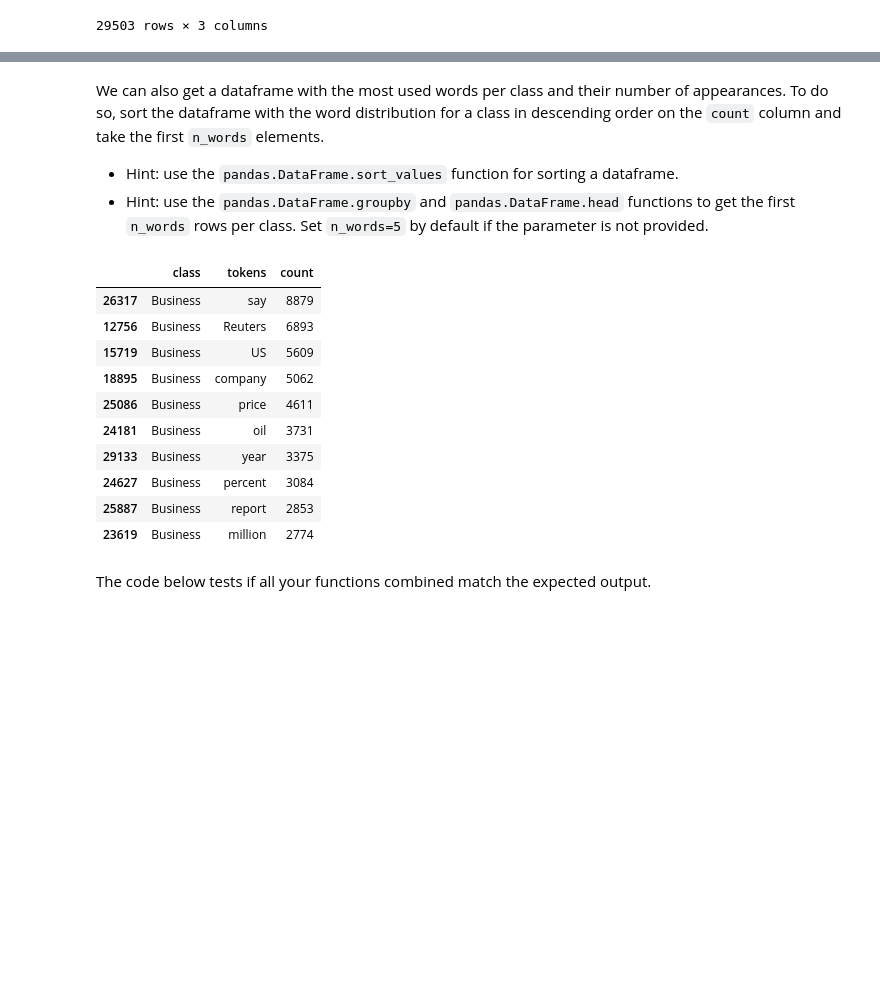
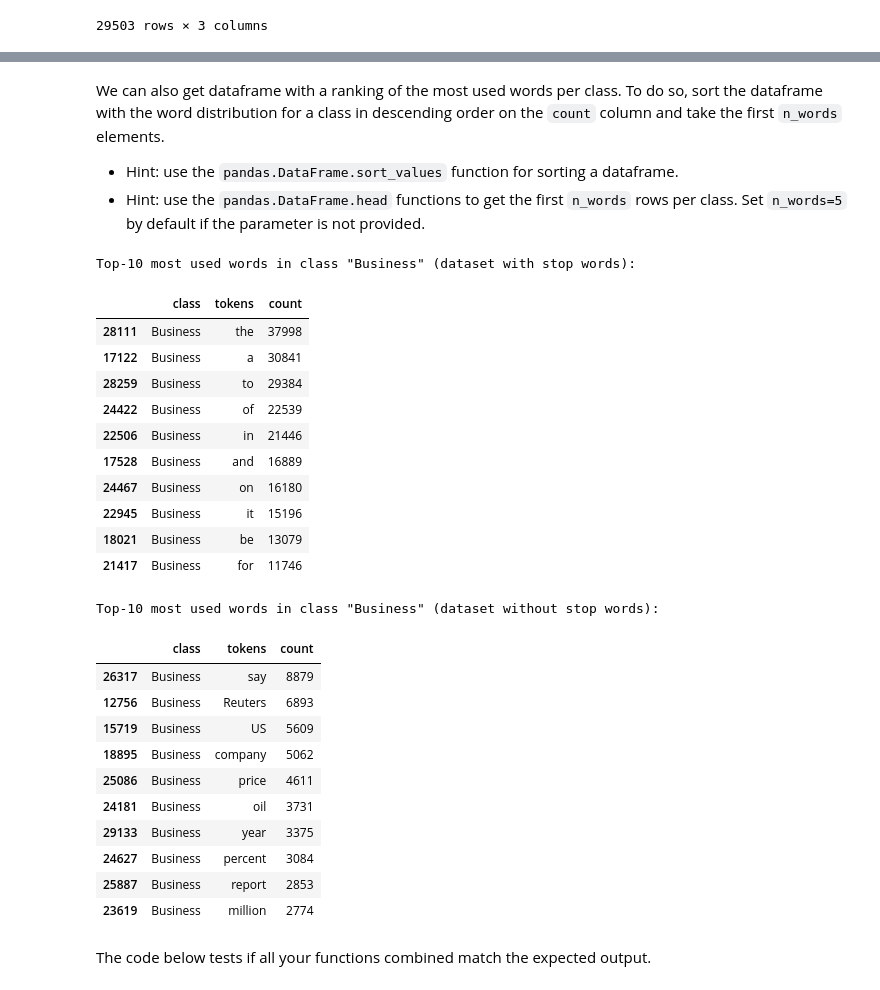
Before and after one commit to MultiX-Amsterdam/text-data-module, a Jupyter notebook: docs/tutorial-text-data.ipynb, the cells around one changed output, grey strips where cells are left out. Drawn from its saved outputs; the diff is of its cells as text; code cells hidden in the pictures; blank space fills up the shorter version.

Commit message:
Added random state to wordclouds, all cell outputs and changed single quotes to double quotes

```diff
--- a/docs/tutorial-text-data.ipynb
+++ b/docs/tutorial-text-data.ipynb
@@ -168,26 +168,17 @@ def answer_get_class_distributions(df, token_col='tokens'):
     # Copy the dataframe to avoid editing the original one.
     df = df.copy(deep=True)
 
-
     # Filter out non-words
     df[token_col] = df[token_col].apply(lambda tokens: [token for token in tokens if token.isalpha()])
 
     # Explode the tokens so that every token gets its own row.
     df = df.explode(token_col)
 
-    # Option 1: groupby on class and token, get the size of how many rows per item,
-    # add that as a column.
+    # Groupby on class and token, get the size of how many rows per item, add that as a column.
     counts = df.groupby(['class', token_col]).size().reset_index(name='count')
 
     for class_name in class_names:
         distributions[class_name] = counts[counts['class'] == class_name]
-
-    # Option 2: make a pivot table based on the class and token based on how many
-    # rows per combination there are, add counts as a column.
-    # counts = counts.pivot_table(index=['class', 'tokens'], aggfunc='size').reset_index(name='count')
-
-    # Sort the values on the class and count, get only the first 5 rows per class.
-    # counts = counts.sort_values(['class', 'count'], ascending=[True, False]).groupby('class').head(n=n_words)
 
     return distributions
 
@@ -206,7 +197,7 @@ def answer_visualize_word_distribution(df, class_name):
     frequencies = dict(zip(df['tokens'], df['count']))
 
     # Generate word cloud from frequencies
-    wordcloud = WordCloud(background_color="white", width=1000, height=500).generate_from_frequencies(frequencies)
+    wordcloud = WordCloud(background_color="white", width=1000, height=500, random_state=42).generate_from_frequencies(frequencies)
 
     # Display image
     plt.axis('off')
@@ -231,8 +222,8 @@ def answer_most_used_words(df, n_words=5):
         The dataframe with n_words rows per class, and an added 'count' column.
         The dataframe is sorted in descending order on the count.
     """
-    # Sort the values on the class and count, get only the first 5 rows per class.
-    df_sorted = df.sort_values(['class', 'count'], ascending=[True, False]).groupby('class').head(n=n_words)
+    # Sort the values on the class and count, get only the first n_words rows per class.
+    df_sorted = df.sort_values('count', ascending=False).head(n=n_words)
 
     return df_sorted
 
@@ -632,24 +629,37 @@ for class_name in answer_class_distributions_filtered.keys():
 # %% [markdown]
-We can also get a dataframe with the most used words per class and their number of appearances. To do so, sort the dataframe with the word distribution for a class in descending order on the `count` column and take the first `n_words` elements.
+We can also get dataframe with a ranking of the most used words per class. To do so, sort the dataframe with the word distribution for a class in descending order on the `count` column and take the first `n_words` elements.
 - Hint: use the `pandas.DataFrame.sort_values` function for sorting a dataframe.
-- Hint: use the `pandas.DataFrame.groupby` and `pandas.DataFrame.head` functions to get the first `n_words` rows per class. Set `n_words=5` by default if the parameter is not provided.
+- Hint: use the `pandas.DataFrame.head` functions to get the first `n_words` rows per class. Set `n_words=5` by default if the parameter is not provided.
 # %%
-print('Dataset with stop words:')
-display(answer_most_used_words(class_distributions['Business'], n_words=10))
-print('Dataset without stop words:')
-display(answer_most_used_words(class_distributions_filtered['Business'], n_words=10))
+print('Top-10 most used words in class "Business" (dataset with stop words):')
+display(answer_most_used_words(answer_class_distributions['Business'], n_words=10))
+print('Top-10 most used words in class "Business" (dataset without stop words):')
+display(answer_most_used_words(answer_class_distributions_filtered['Business'], n_words=10))
 # %% [output]
+Top-10 most used words in class "Business" (dataset with stop words):
 |  | class | tokens | count |
-| 26317 | Business | say | 8879 |
-| 12756 | Business | Reuters | 6893 |
-| 15719 | Business | US | 5609 |
-| 18895 | Business | company | 5062 |
-| 25086 | Business | price | 4611 |
-| 24181 | Business | oil | 3731 |
-| 29133 | Business | year | 3375 |
-| 24627 | Business | percent | 3084 |
-| 25887 | Business | report | 2853 |
-| 23619 | Business | million | 2774 |
+| 28111 | Business | the | 37998 |
+| 17122 | Business | a | 30841 |
+| 28259 | Business | to | 29384 |
+| 24422 | Business | of | 22539 |
+| 22506 | Business | in | 21446 |
+| 17528 | Business | and | 16889 |
+| 24467 | Business | on | 16180 |
+| 22945 | Business | it | 15196 |
+| 18021 | Business | be | 13079 |
+| 21417 | Business | for | 11746 |
+Top-10 most used words in class "Business" (dataset without stop words):
+|  | class | tokens | count |
+| 26317 | Business | say | 8879 |
+| 12756 | Business | Reuters | 6893 |
+| 15719 | Business | US | 5609 |
+| 18895 | Business | company | 5062 |
+| 25086 | Business | price | 4611 |
+| 24181 | Business | oil | 3731 |
+| 29133 | Business | year | 3375 |
+| 24627 | Business | percent | 3084 |
+| 25887 | Business | report | 2853 |
+| 23619 | Business | million | 2774 |
 # %%
 def tokenize_and_lemmatize(df):
     """
```
Also changed, not shown: parts of 19 cells of this notebook.
